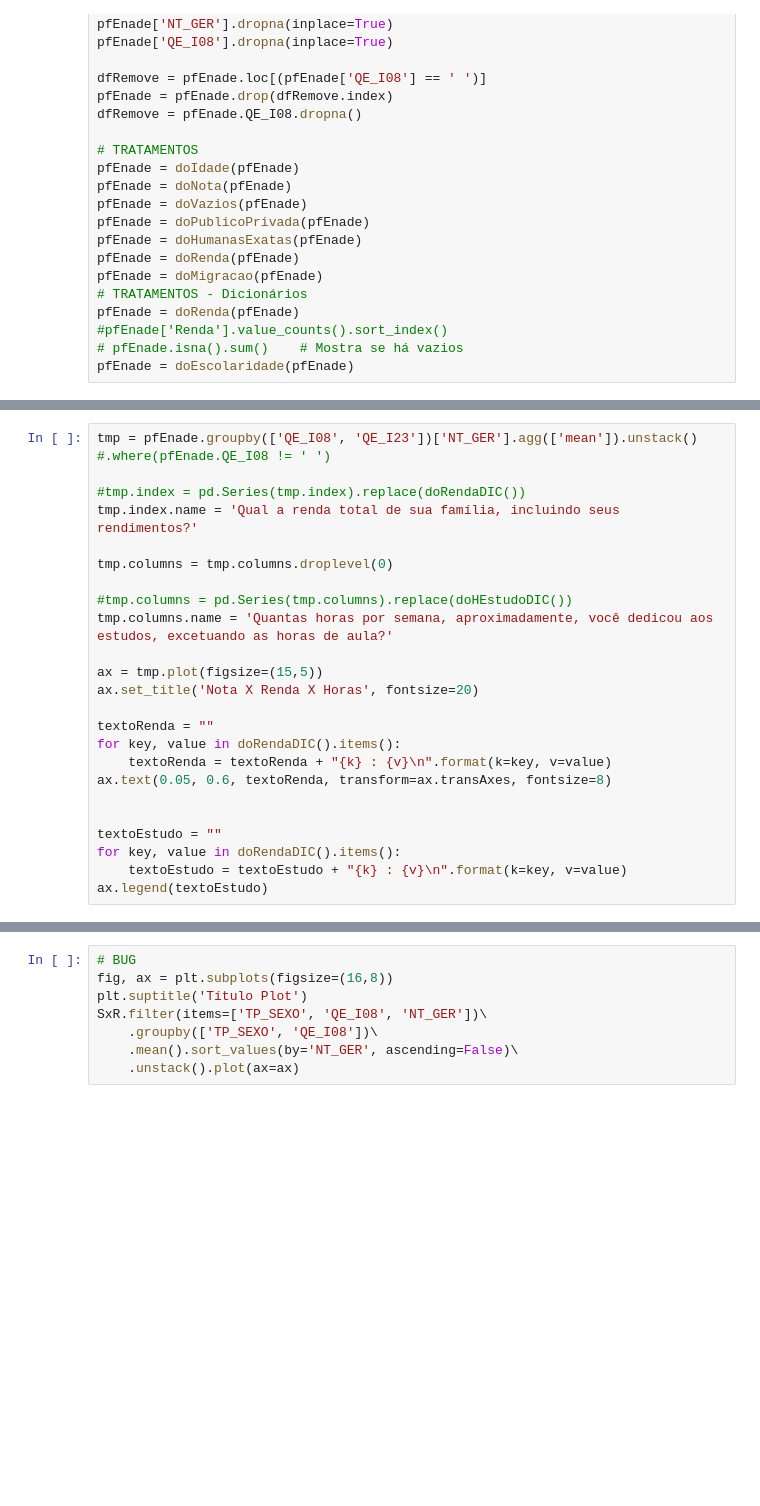
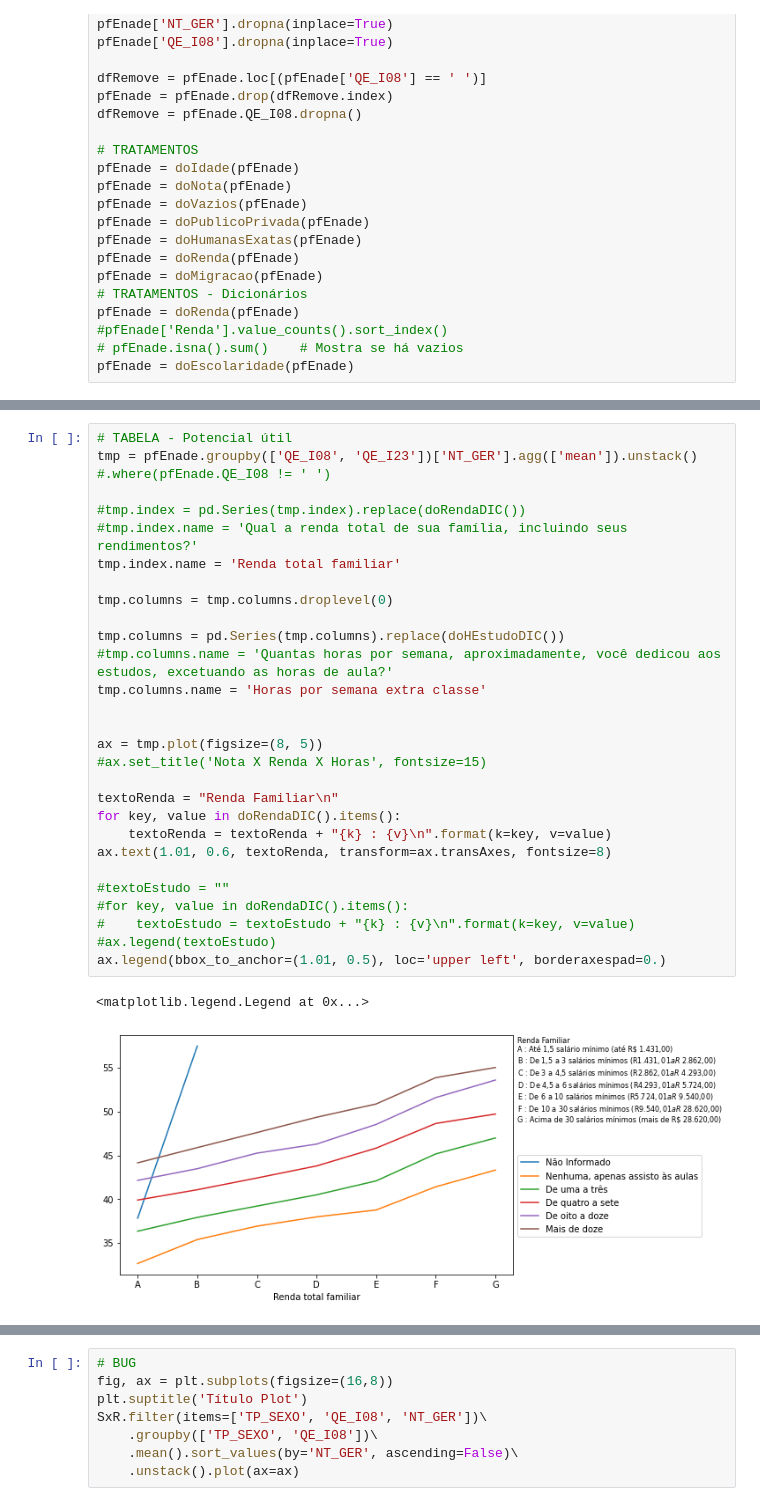
Before and after one commit to svponte/md, a Jupyter notebook: kg.ipynb, the cells around one changed output, grey strips where cells are left out. Saved outputs shown, nothing was run; the diff lists cells and outputs as text; blank space fills up the shorter version.

```diff
--- a/kg.ipynb
+++ b/kg.ipynb
@@ -114,25 +133,32 @@ tmp
 # %%
+# TABELA - Potencial útil
 tmp = pfEnade.groupby(['QE_I08', 'QE_I23'])['NT_GER'].agg(['mean']).unstack() #.where(pfEnade.QE_I08 != ' ')
 
 #tmp.index = pd.Series(tmp.index).replace(doRendaDIC())
-tmp.index.name = 'Qual a renda total de sua família, incluindo seus rendimentos?'
+#tmp.index.name = 'Qual a renda total de sua família, incluindo seus rendimentos?'
+tmp.index.name = 'Renda total familiar'
 
 tmp.columns = tmp.columns.droplevel(0)
 
-#tmp.columns = pd.Series(tmp.columns).replace(doHEstudoDIC())
-tmp.columns.name = 'Quantas horas por semana, aproximadamente, você dedicou aos estudos, excetuando as horas de aula?'
+tmp.columns = pd.Series(tmp.columns).replace(doHEstudoDIC())
+#tmp.columns.name = 'Quantas horas por semana, aproximadamente, você dedicou aos estudos, excetuando as horas de aula?'
+tmp.columns.name = 'Horas por semana extra classe'
 
-ax = tmp.plot(figsize=(15,5))
-ax.set_title('Nota X Renda X Horas', fontsize=20)
 
-textoRenda = ""
+ax = tmp.plot(figsize=(8, 5))
+#ax.set_title('Nota X Renda X Horas', fontsize=15)
+
+textoRenda = "Renda Familiar\n"
 for key, value in doRendaDIC().items():
     textoRenda = textoRenda + "{k} : {v}\n".format(k=key, v=value)
-ax.text(0.05, 0.6, textoRenda, transform=ax.transAxes, fontsize=8)
+ax.text(1.01, 0.6, textoRenda, transform=ax.transAxes, fontsize=8)
 
-
-textoEstudo = ""
-for key, value in doRendaDIC().items():
-    textoEstudo = textoEstudo + "{k} : {v}\n".format(k=key, v=value)
-ax.legend(textoEstudo)
+#textoEstudo = ""
+#for key, value in doRendaDIC().items():
+#    textoEstudo = textoEstudo + "{k} : {v}\n".format(k=key, v=value)
+#ax.legend(textoEstudo)
+ax.legend(bbox_to_anchor=(1.01, 0.5), loc='upper left', borderaxespad=0.)
+# %% [output]
+<matplotlib.legend.Legend at 0x...>
+[figure, added]
 # %%
```
Also changed, not shown: parts of 11 cells of this notebook, 2 other files.
